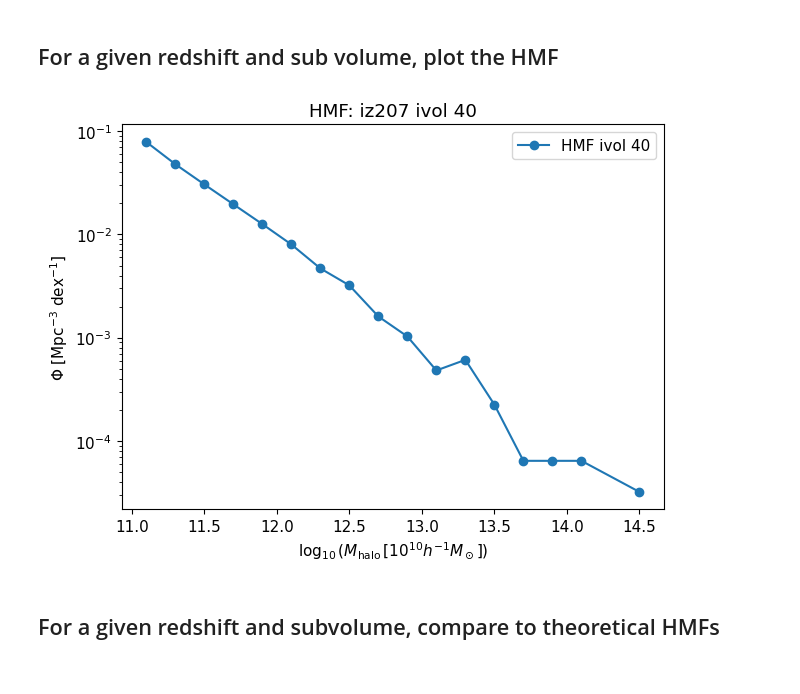
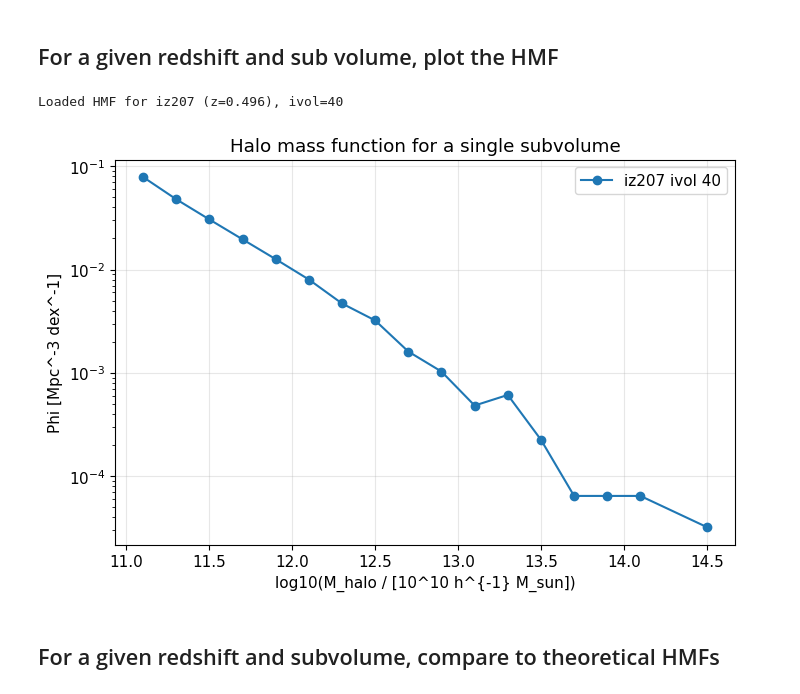
Before and after one commit to OscarHickman/galform_analysis, a Jupyter notebook: examples/mass_functions/hmf.ipynb, the cells around one changed output. Drawn from its saved outputs; the diff is of its cells as text; code cells hidden in the pictures.

Commit message:
Update halo mass funciton notebooks

```diff
--- a/examples/mass_functions/hmf.ipynb
+++ b/examples/mass_functions/hmf.ipynb
@@ -5,7 +5,7 @@ import sys
 from pathlib import Path
 import numpy as np
 import matplotlib.pyplot as plt
-from galform_analysis.config import get_base_dir
+from galform_analysis.config import get_base_dir, DEFAULT_HALO_MASS_BINS
 from galform_analysis.analysis.mass_functions import (
     hmf_given_redshift_and_subvolume,
     compute_theoretical_hmfs
@@ -18,7 +18,7 @@ if str(project_root / 'src') not in sys.path:
 
 plt.rcParams['figure.figsize'] = (14, 6)
 plt.rcParams['font.size'] = 11
-base_dir = get_base_dir()
+base_dir = Path(get_base_dir())
 # %% [markdown]
 ## For a given redshift and sub volume, plot the HMF
 # %%
@@ -27,14 +27,30 @@ halo_mass_lower_limit = 1e11
 example_snapshot = 'iz207'
 example_ivol = 40
 
-fig, ax = plot_single_hmf_given_redshift_and_subvolume(
-    base_dir,
-    example_snapshot,
+hmf_result = hmf_given_redshift_and_subvolume(
+    base_dir / example_snapshot,
     example_ivol,
     halo_mass_lower_limit=halo_mass_lower_limit,
-)
+    )
+
+print(f"Loaded HMF for {hmf_result['iz']} (z={hmf_result['z']:.3f}), ivol={hmf_result['ivol']}")
 # %% [output]
-[figure, removed]
+Loaded HMF for iz207 (z=0.496), ivol=40
+# %%
+centers = hmf_result['centers']
+phi = hmf_result['phi']
+valid = np.isfinite(phi) & (phi > 0)
+fig, ax = plt.subplots(figsize=(8, 5))
+ax.set_yscale('log')
+ax.plot(centers[valid], phi[valid], 'o-', label=f"{hmf_result['iz']} ivol {hmf_result['ivol']}")
+ax.set_xlabel("log10(M_halo / [10^10 h^{-1} M_sun])")
+ax.set_ylabel("Phi [Mpc^-3 dex^-1]")
+ax.set_title("Halo mass function for a single subvolume")
+ax.legend()
+ax.grid(True, alpha=0.3)
+plt.show()
+# %% [output]
+[figure, added]
 # %% [markdown]
 ## For a given redshift and subvolume, compare to theoretical HMFs
 # %%
```
Also changed, not shown: parts of 6 cells of this notebook, 4 other files.
